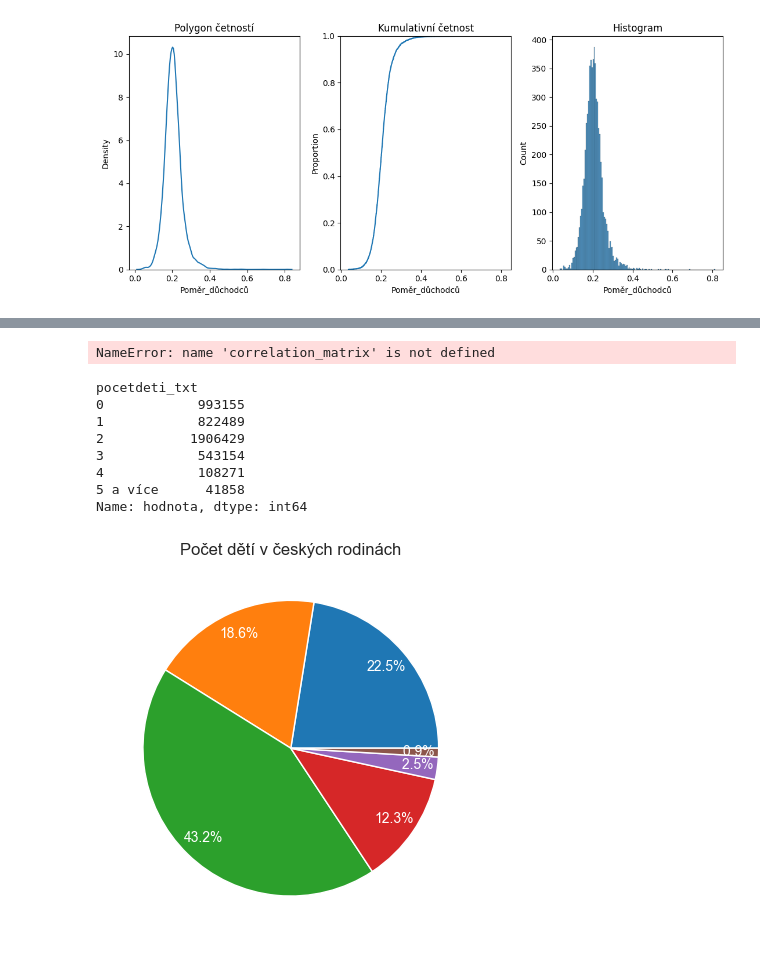
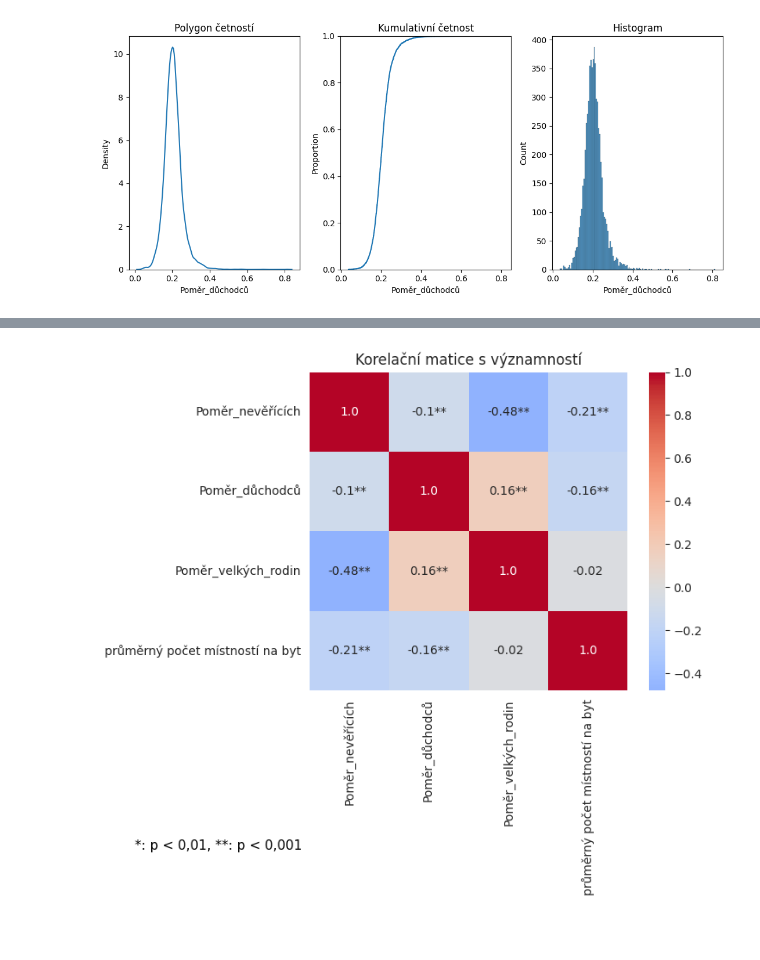
Before and after one commit to Merhern/Bakalarska_Prace, a Jupyter notebook: csu.ipynb, the cells around one changed output, grey strips where cells are left out. Saved outputs shown, nothing was run; the diff lists cells and outputs as text; code cells hidden in the pictures; blank space fills up the shorter version.

```diff
--- a/csu.ipynb
+++ b/csu.ipynb
@@ -312,54 +323,36 @@ final = final.drop(columns=["uzemi_kod", "uzemi_txt"])
 import numpy as np
 from scipy.stats import pearsonr
 
 def calculate_pvalues(df):
     pvalues = pd.DataFrame(np.ones((df.shape[1], df.shape[1])), columns=df.columns, index=df.columns)
     for col1 in df.columns:
         for col2 in df.columns:
             if col1 != col2:
                 _, p = pearsonr(df[col1], df[col2])
                 pvalues.loc[col1, col2] = p
             else:
                 pvalues.loc[col1, col2] = np.nan
     return pvalues
 
 p = calculate_pvalues(final)
+correlation_matrix = final.corr()
 
-anotace = final.corr().round(2).astype(str)
+anotace = correlation_matrix.round(2).astype(str)
 for i in range(len(anotace.columns)):
     for j in range(len(anotace.columns)):
         if p.iloc[i, j] < 0.001:
             anotace.iloc[i, j] += '**'
         elif p.iloc[i, j] < 0.01:
             anotace.iloc[i, j] += '*'
 
 sns.heatmap(correlation_matrix, annot=anotace, cmap="coolwarm", square=True, fmt="", center=0)
 plt.title("Korelační matice s významností")
 plt.text(-0.55, -0.5, '*: p < 0,01, **: p < 0,001',
          transform=plt.gca().transAxes,
          fontsize=11, color='black')
 plt.savefig("matrix.png")
 # %% [output]
-NameError: name 'correlation_matrix' is not defined
+[figure, added]
-# %%
-velikost_rodin = děti_filtered.groupby('pocetdeti_txt')['hodnota'].sum()
-print(velikost_rodin)
-
-sns.set_style("whitegrid")
-plt.pie(velikost_rodin, labels=velikost_rodin.index, autopct='%4.1f%%',
-        pctdistance=0.85, textprops={'color':"w"})
-plt.title("Počet dětí v českých rodinách")
-plt.show()
-# %% [output]
-pocetdeti_txt
-0            993155
-1            822489
-2           1906429
-3            543154
-4            108271
-5 a více      41858
-Name: hodnota, dtype: int64
-[figure, old version]
 # %%
 sns.relplot(
     data=final, x="Poměr_velkých_rodin", y='Poměr_nevěřících', kind="scatter"
```
Also changed, not shown: parts of 15 cells of this notebook, 7 other files.
